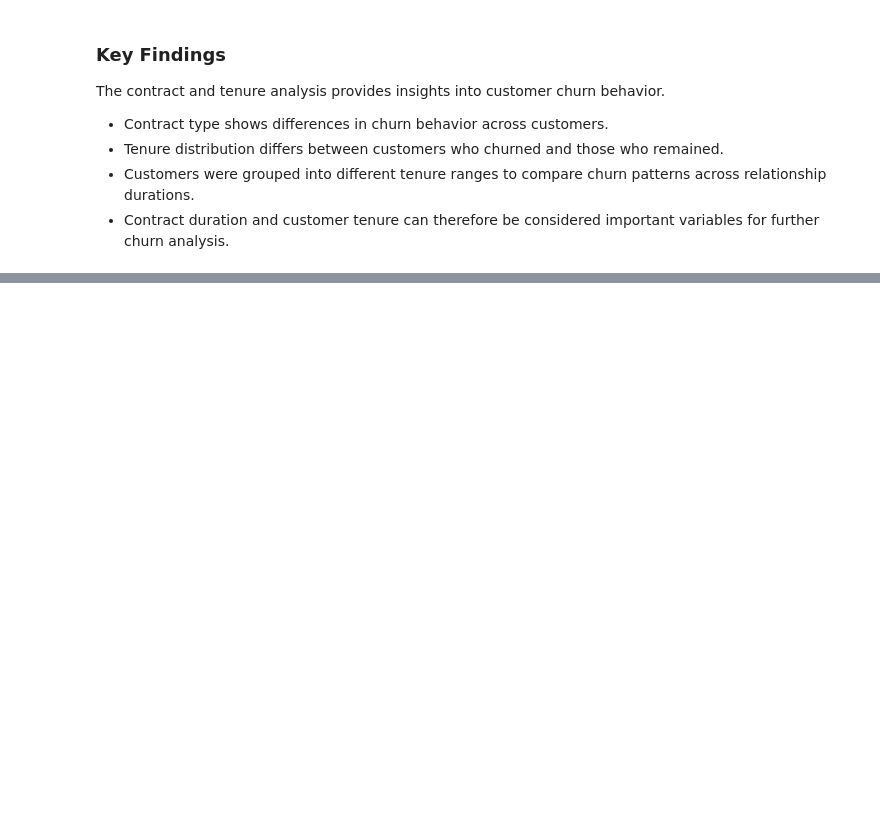
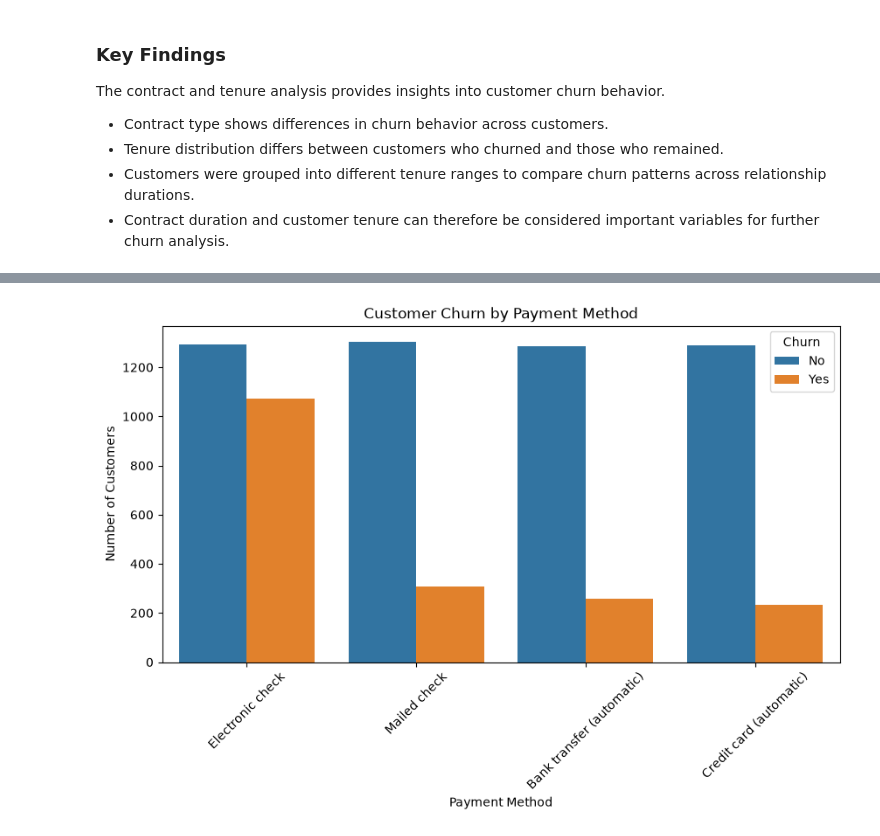
Before and after one commit to begamafreen8088-afk/zaalima-data-analytic, a Jupyter notebook: Notebooks/person2_eda.ipynb, the cells around one changed output, grey strips where cells are left out. Drawn from its saved outputs; the diff is of its cells as text; code cells hidden in the pictures; blank space fills up the shorter version.

```diff
--- a/Notebooks/person2_eda.ipynb
+++ b/Notebooks/person2_eda.ipynb
@@ -614,0 +704,16 @@ behavior.
+# %%
+plt.figure(figsize=(10, 5))
+
+sns.countplot(
+    data=df,
+    x="PaymentMethod",
+    hue="Churn"
+)
+
+plt.title("Customer Churn by Payment Method")
+plt.xlabel("Payment Method")
+plt.ylabel("Number of Customers")
+plt.xticks(rotation=45)
+plt.show()
+# %% [output]
+[figure, added]
```
Also changed, not shown: parts of 13 cells of this notebook.
